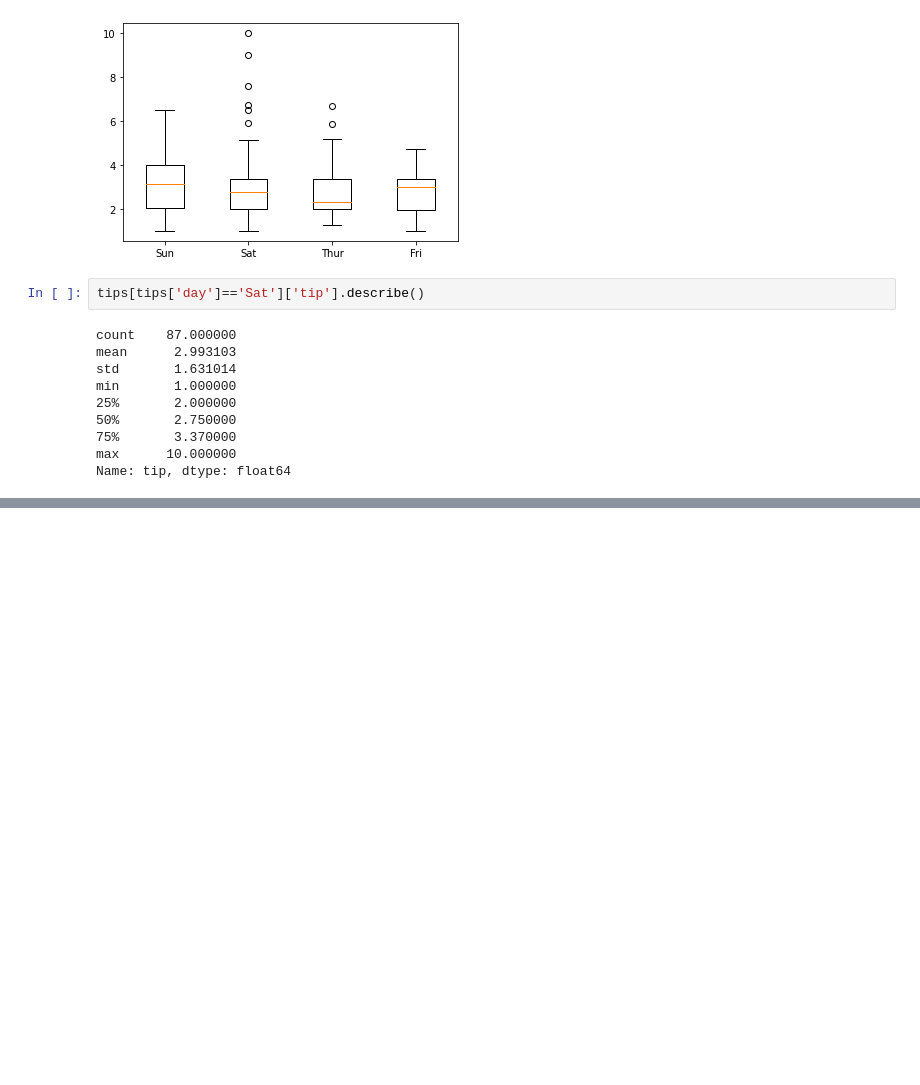
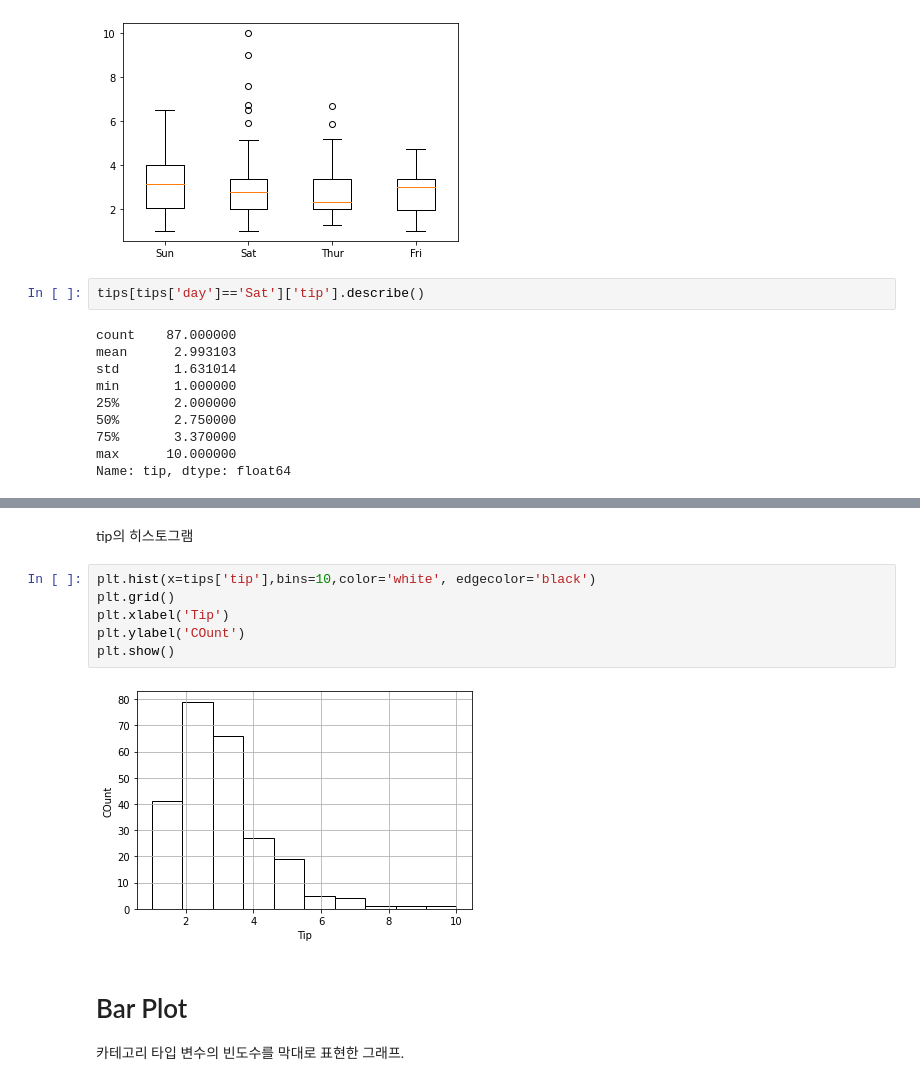
Before and after one commit to sangjin94/SQL_ITWILL, a Jupyter notebook: da05_matplotlib.ipynb, the cells around one changed output, grey strips where cells are left out. Drawn from its saved outputs; the diff is of its cells as text; blank space fills up the shorter version.

```diff
--- a/da05_matplotlib.ipynb
+++ b/da05_matplotlib.ipynb
@@ -410,0 +440,14 @@ Name: tip, dtype: float64
+# %% [markdown]
+tip의 히스토그램
+# %%
+plt.hist(x=tips['tip'],bins=10,color='white', edgecolor='black')
+plt.grid()
+plt.xlabel('Tip')
+plt.ylabel('COunt')
+plt.show()
+# %% [output]
+[figure, added]
+# %% [markdown]
+# Bar Plot
+
+카테고리 타입 변수의 빈도수를 막대로 표현한 그래프.
```
Also changed, not shown: parts of 36 cells of this notebook.
